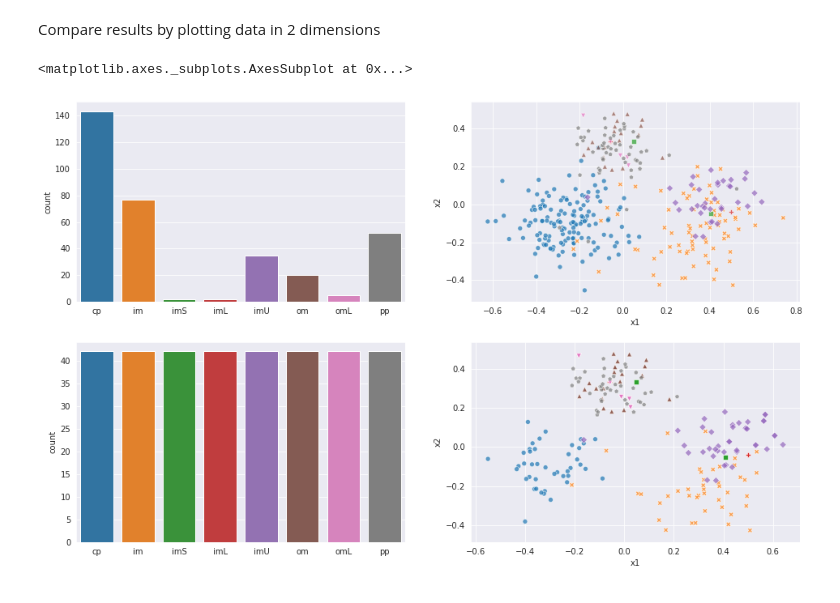
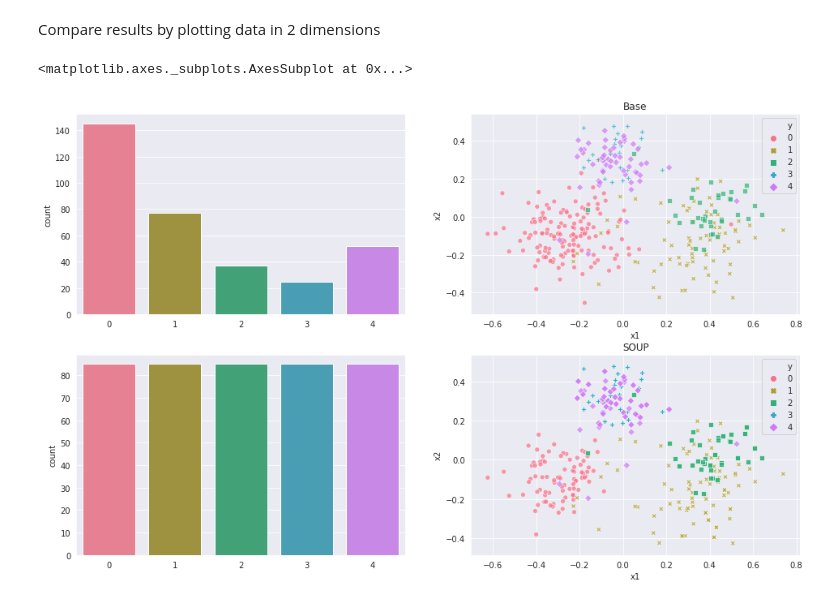
Before and after one commit to damianhorna/multi-imbalance, a Jupyter notebook: examples/resampling/SOUP.ipynb, the cells around one changed output. Cells and saved outputs as stored; diff of their text form; code cells hidden in the pictures.

Commit message:
updated docs and soup bagging

```diff
--- a/examples/resampling/SOUP.ipynb
+++ b/examples/resampling/SOUP.ipynb
@@ -1,6 +1,7 @@
 # %% [markdown]
 Unzip datasets and prepare data:
 # %%
+from collections import Counter
 import matplotlib.pyplot as plt
 import seaborn as sns
 from sklearn.decomposition import PCA
@@ -12,7 +13,7 @@ from multi_imbalance.utils.data import construct_flat_2pc_df
 %matplotlib inline
 sns.set_style('darkgrid')
 
-dataset = load_datasets()['ecoli']
+dataset = load_datasets()['new_ecoli']
 
 X, y = dataset.data, dataset.target
 print(X[:5])
@@ -32,22 +33,29 @@ resampled_X, resampled_y = clf.fit_transform(X, y, shuffle=False)
 # %% [markdown]
 Compare results by plotting data in 2 dimensions
 # %%
+
+n = len(Counter(y).keys())
+p = sns.color_palette("husl", n)
+
 pca = PCA(n_components=2)
 pca.fit(X)
 
 fig, axs = plt.subplots(ncols=2, nrows=2)
 fig.set_size_inches( 16, 10)
 axs = axs.flatten()
 
-sns.countplot(y, ax=axs[0])
+axs[1].set_title("Base")
+sns.countplot(y, ax=axs[0], palette=p)
 X = pca.transform(X)
 df = construct_flat_2pc_df(X, y)
-sns.scatterplot(x='x1', y='x2', hue='y', style='y', data=df, alpha=0.7, ax=axs[1], legend=False)
+sns.scatterplot(x='x1', y='x2', hue='y', style='y', data=df, alpha=0.7, ax=axs[1], legend='full', palette=p)
 
-sns.countplot(resampled_y, ax=axs[2])
+
+axs[3].set_title("SOUP")
+sns.countplot(resampled_y, ax=axs[2],palette=p)
 resampled_X = pca.transform(resampled_X)
 df = construct_flat_2pc_df(resampled_X, resampled_y)
-sns.scatterplot(x='x1', y='x2', hue='y', style='y', data=df, alpha=0.7, ax=axs[3], legend=False)
+sns.scatterplot(x='x1', y='x2', hue='y', style='y', data=df, alpha=0.7, ax=axs[3], legend='full', palette=p)
 # %% [output]
 <matplotlib.axes._subplots.AxesSubplot at 0x...>
-[figure, old version]
+[figure, new version]
```
Also changed, not shown: parts of 1 cell of this notebook, 3 other files.
